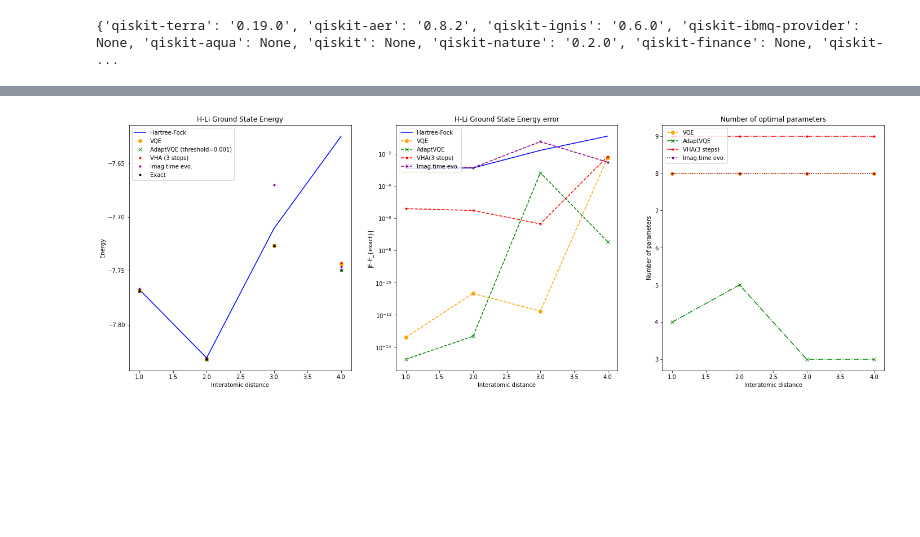
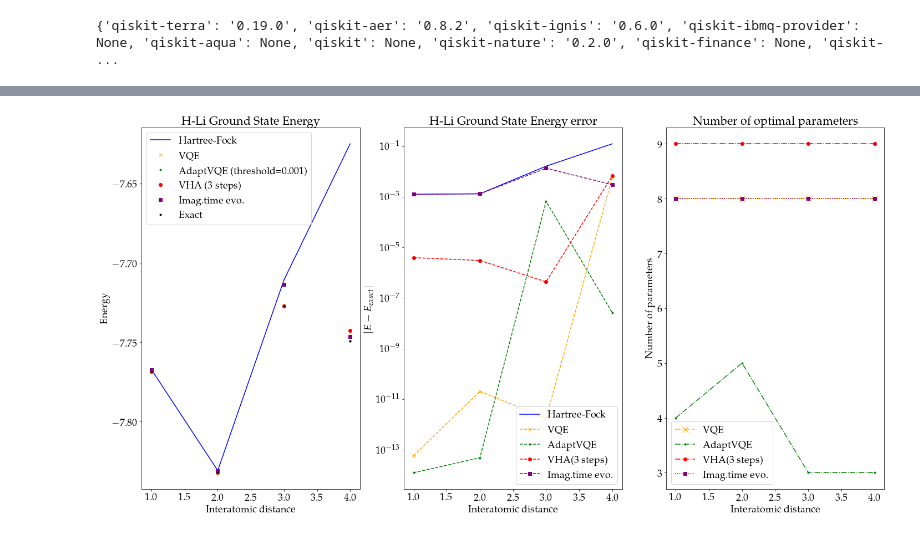
Before and after one commit to gsilviHQS/Variationals_algorithms, a Jupyter notebook: misc/notebooks/VQE_vs_adaptVQE_vs_VHA_vs_ImTiEvo_example.ipynb, the cells around one changed output, grey strips where cells are left out. Saved outputs shown, nothing was run; the diff lists cells and outputs as text; code cells hidden in the pictures; blank space fills up the shorter version.

```diff
--- a/misc/notebooks/VQE_vs_adaptVQE_vs_VHA_vs_ImTiEvo_example.ipynb
+++ b/misc/notebooks/VQE_vs_adaptVQE_vs_VHA_vs_ImTiEvo_example.ipynb
@@ -98,14 +99,22 @@ for i, bond_distance in enumerate(distances):  # loop over distances
     print('\n step', i, ', bond_distance=', bond_distance)
 
     driver = PySCFDriver(atom=molecule.format(bond_distance/2), unit=UnitsType.ANGSTROM, basis='sto3g')
-    #qmolecule = driver.run()
+    qmolecule = driver.run()
     es_problem = ElectronicStructureProblem(driver,q_molecule_transformers=[FreezeCoreTransformer(freeze_core=True, remove_orbitals=[4,5])])
+    second_q_op = es_problem.second_q_ops()
+    qubit_op = qubit_converter.convert(second_q_op[0], num_particles=es_problem.num_particles) #this line is useful for initialize the converter and get the right hartree-fock number of qubits
+
+    particle_number = es_problem.properties_transformed.get_property("ParticleNumber")
+    num_particles = (particle_number.num_alpha, particle_number.num_beta)
+    num_spin_orbitals = particle_number.num_spin_orbitals
 
     # Initialize solvers
 
     # Imag. Evo/ Natural gradient solver
+    hartree_fock_state = HartreeFock(num_spin_orbitals, num_particles, qubit_converter)
+    print('Number of qubits',hartree_fock_state.num_qubits)
     nat_grad = NaturalGradient(grad_method=LinCombMod(img=False), qfi_method=LinCombFullmod(), regularization='ridge')
-    ansz = TwoLocal(4, rotation_blocks=['ry'],  entanglement_blocks='cx', entanglement="full", reps=1, parameter_prefix='a')
+    ansz = TwoLocal(4, rotation_blocks=['ry'],  entanglement_blocks='cx', entanglement="full", reps=1, parameter_prefix='a', initial_state=hartree_fock_state)
     Im_solver = VQEUCCFactory(quantum_instance, gradient=nat_grad,optimizer=optimizer, ansatz=ansz.decompose())
     calcIevo = GroundStateEigensolver(qubit_converter, Im_solver)
 
@@ -214,49 +226,54 @@ Exact:   [-7.74939376+0.j] ,exec_time= 1.5900624169989896 s
 # %%
-#%%pycodestyle
 
-fig, (ax1, ax2, ax3) = plt.subplots(1, 3, figsize=(24, 8))
+plt.rcParams.update({
+    "text.usetex": True,
+    "font.family": "serif",
+    "font.sans-serif": ["Palatino"],
+    'font.size'   : 18})
+
+fig, (ax1, ax2, ax3) = plt.subplots(1, 3, figsize=(24, 12))
 
 ax1.plot(distances, hf_energies, color='blue', label='Hartree-Fock')
-ax1.plot(distances, vqe_energies, 'o', color='orange', label='VQE')
-ax1.plot(distances, adapt_vqe_energies, 'x', color='green', label='AdaptVQE (threshold=0.001)')
-ax1.plot(distances, vha_energies, '.', color='red', label='VHA ('+str(trotter_steps)+' steps)')
-ax1.plot(distances, Ievo_energies, '.', color='purple', label='Imag.time evo.')
+ax1.plot(distances, vqe_energies, 'x', color='orange', label='VQE')
+ax1.plot(distances, adapt_vqe_energies, '.', color='green', label='AdaptVQE (threshold=0.001)')
+ax1.plot(distances, vha_energies, 'o', color='red', label='VHA ('+str(trotter_steps)+' steps)')
+ax1.plot(distances, Ievo_energies, 's', color='purple', label='Imag.time evo.')
 ax1.plot(distances, exact_energies, '.', color='black', label='Exact')
 ax1.set_xlabel('Interatomic distance')
 ax1.set_ylabel('Energy')
 ax1.set_title('H-Li Ground State Energy')
 ax1.legend(loc='upper left')
 
 
 ypoints = [abs(a - b) for a, b in zip(hf_energies, exact_energies)]
 ax2.plot(distances, ypoints, color='blue', label='Hartree-Fock')
 ypoints = [abs(a - b) for a, b in zip(vqe_energies, exact_energies)]
-ax2.plot(distances, ypoints, 'o', linestyle='--', color='orange', label='VQE')
+ax2.plot(distances, ypoints, 'x', linestyle='--', color='orange', label='VQE')
 ypoints = [abs(a - b) for a, b in zip(adapt_vqe_energies, exact_energies)]
-ax2.plot(distances, ypoints, 'x', linestyle='--', color='green', label='AdaptVQE')
+ax2.plot(distances, ypoints, '.', linestyle='--', color='green', label='AdaptVQE')
 ypoints = [abs(a - b) for a, b in zip(vha_energies, exact_energies)]
-ax2.plot(distances, ypoints, '.', linestyle='--', color='red', label='VHA('+str(trotter_steps)+' steps)')
+ax2.plot(distances, ypoints, 'o', linestyle='--', color='red', label='VHA('+str(trotter_steps)+' steps)')
 ypoints = [abs(a - b) for a, b in zip(Ievo_energies, exact_energies)]
-ax2.plot(distances, ypoints, '.', linestyle='--', color='purple', label='Imag.time evo.')
+ax2.plot(distances, ypoints, 's', linestyle='--', color='purple', label='Imag.time evo.')
 
 ax2.set_yscale('log')
 ax2.set_xlabel('Interatomic distance')
-ax2.set_ylabel('|E-E_{exact}|')
+ax2.set_ylabel('$|E-E_{exact}|$')
 ax2.set_title('H-Li Ground State Energy error')
-ax2.legend(loc='upper left')
+ax2.legend()
 
 
-ax3.plot(distances, vqe_params, 'o', linestyle='-.', color='orange', label='VQE')
-ax3.plot(distances, adapt_vqe_params, 'x', linestyle='-.', color='green', label='AdaptVQE')
-ax3.plot(distances, vha_params, '.', linestyle='-.', color='red', label='VHA('+str(trotter_steps)+' steps)')
-ax3.plot(distances, Ievo_params, '.', linestyle=':', color='purple', label='Imag.time evo.')
+ax3.plot(distances, vqe_params, 'x',markersize=11, linestyle='-.', color='orange', label='VQE')
+ax3.plot(distances, adapt_vqe_params, '.', linestyle='-.', color='green', label='AdaptVQE')
+ax3.plot(distances, vha_params, 'o', linestyle='-.', color='red', label='VHA('+str(trotter_steps)+' steps)')
+ax3.plot(distances, Ievo_params, 's', linestyle=':', color='purple', label='Imag.time evo.')
 
 ax3.set_xlabel('Interatomic distance')
 ax3.set_ylabel('Number of parameters')
 ax3.set_title('Number of optimal parameters')
-ax3.legend(loc='upper left')
+ax3.legend()
 
 
-fig.savefig('LiH_ground_energy_all.png')
+fig.savefig('LiH_ground_energy_noise.pdf')
 # %% [output]
-[figure, old version]
+[figure, new version]
```
Also changed, not shown: parts of 3 cells of this notebook.
